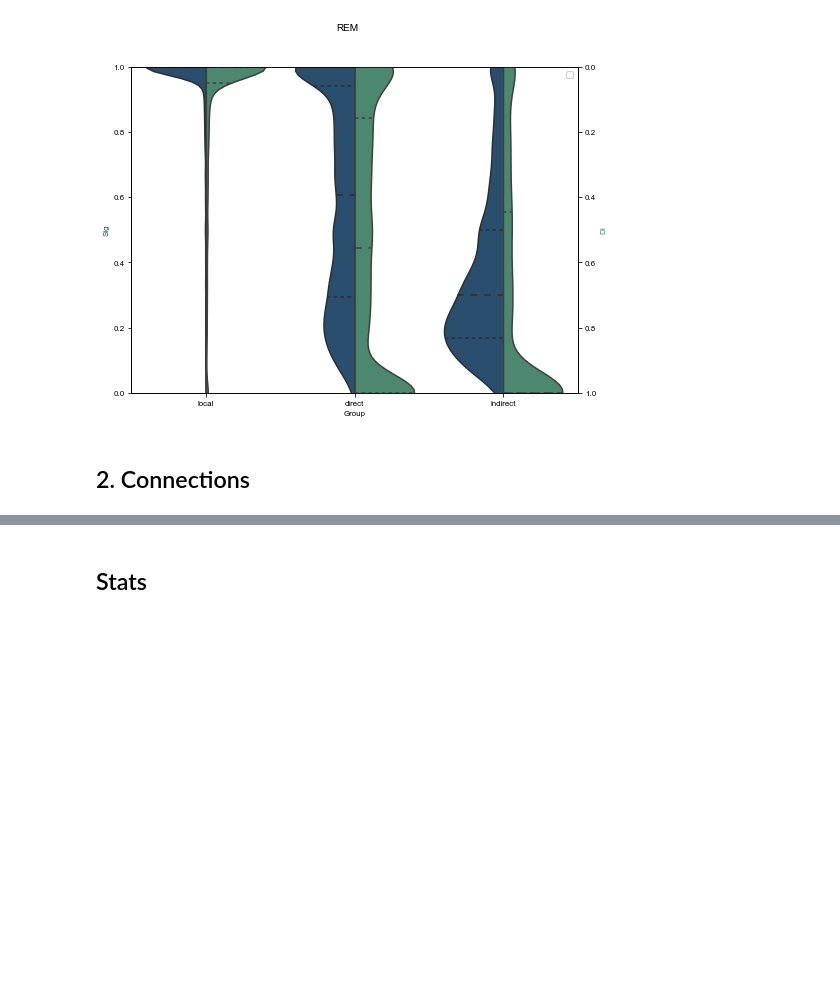
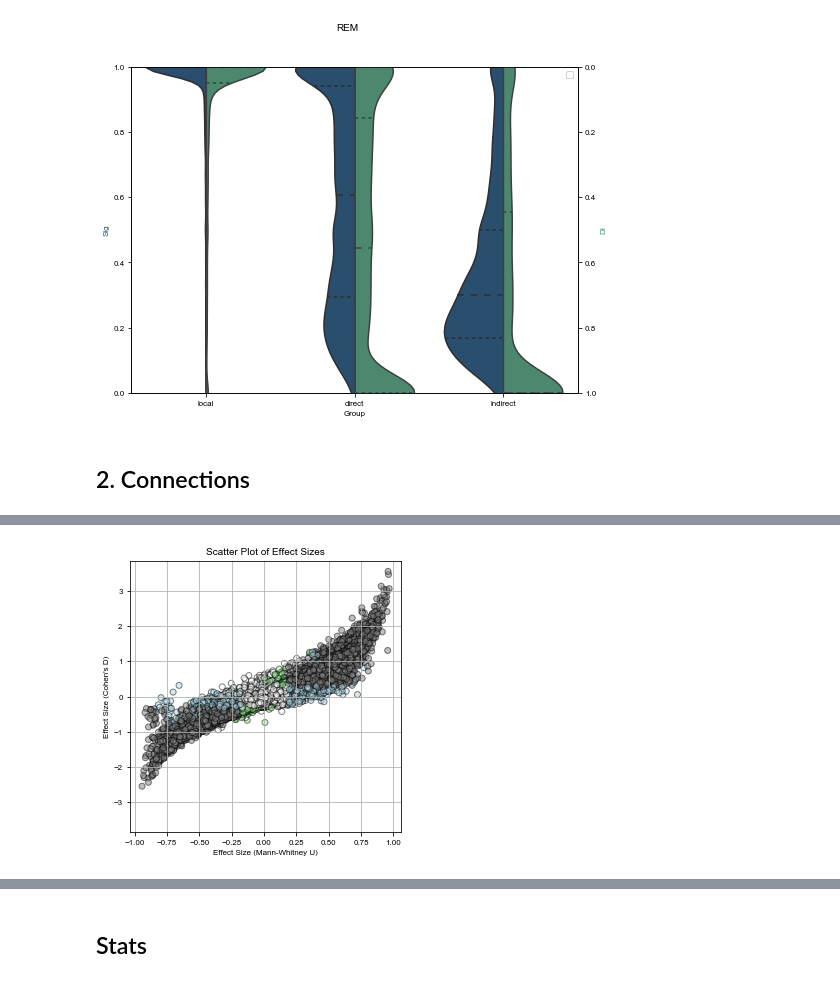
Before and after one commit to vellen23/CCEP_human, a Jupyter notebook: Python_Analysis/EvM/BM_sleep_networks.ipynb, the cells around one changed output, grey strips where cells are left out. Cells and saved outputs as stored; diff of their text form; code cells hidden in the pictures; blank space fills up the shorter version.

```diff
--- a/Python_Analysis/EvM/BM_sleep_networks.ipynb
+++ b/Python_Analysis/EvM/BM_sleep_networks.ipynb
@@ -263,7 +263,7 @@ node_all_dfs = []  # A list to hold DataFrames
 for subj in subjs:
     path_patient_analysis = os.path.join(sub_path, 'EvM', 'Projects', 'EL_experiment', 'Analysis', 'Patients', subj)
     exp_dir = os.path.join(path_patient_analysis, 'BrainMapping', 'CR', 'Graph', 'Connection')
-    file = os.path.join(exp_dir, 'con_sleep_stats.csv')
+    file = os.path.join(exp_dir, 'con_sleep_stats_LL.csv')
 
     if os.path.isfile(file):
         df = pd.read_csv(file)
@@ -413,0 +280,57 @@ plt.show()
+# %%
+df = con_all[(con_all.p_C>0)&(con_all.p_MW >0)&(con_all.SleepState =='NREM')].reset_index(drop=True)
+p = 0.01
+# Define colors based on conditions
+svg = 0
+colors = []
+for _, row in df.iterrows():
+    if row['p_MW'] <= p and row['p_C'] <= p:
+        colors.append('gray')
+    elif row['p_MW'] > p and row['p_C'] > p:
+        colors.append('white')
+    elif row['p_MW'] <= p:
+        colors.append('lightblue')
+    else: #  row['p_C'] <= p:
+        colors.append('lightgreen')
+
+# Create the scatter plot
+fig = plt.figure(figsize=(6, 5))  # Set the figure size
+if svg:
+    plt.scatter(0,0, edgecolor='black', alpha=0.5)
+else:
+    plt.scatter(df['effect_size'], df['effect_size_C'], c=colors, edgecolor='black', alpha=0.5)
+plt.xlabel('Effect Size (Mann-Whitney U)')
+plt.ylabel("Effect Size (Cohen's D)")
+plt.title('Scatter Plot of Effect Sizes')
+
+# Create custom legend elements and labels
+legend_elements = [
+    Line2D([0], [0], marker='o', color='black', markerfacecolor='gray', markersize=10, label='< ' + str(p)),
+    Line2D([0], [0], marker='o', color='black', markerfacecolor='white', markersize=10, label='> ' + str(p)),
+    Line2D([0], [0], marker='o', color='black', markerfacecolor='lightblue', markersize=10, label='p_MW < ' + str(p)),
+    Line2D([0], [0], marker='o', color='black', markerfacecolor='lightgreen', markersize=10, label='p_C < ' + str(p)),
+]
+
+# get y-axis limits of the plot
+low, high = plt.ylim()
+# find the new limits
+bound = max(abs(low), abs(high))
+# set new limits
+plt.ylim(-bound, bound)
+# Add the legend
+if svg:
+    plt.legend(handles=legend_elements, loc='upper left')
+
+# Set equal aspect ratio to make the plot a square
+# plt.axis('equal')
+ax = plt.gca()
+ax.set_box_aspect(1)
+if svg:
+    path_save ='X:\\4 e-Lab\\EvM\\Projects\\EL_experiment\\Analysis\\Patients\\Across\\BrainMapping\\Sleep\\connection\\MWU_CD_01.svg'
+else:
+    path_save ='X:\\4 e-Lab\\EvM\\Projects\\EL_experiment\\Analysis\\Patients\\Across\\BrainMapping\\Sleep\\connection\\MWU_CD_01.jpg'
+# plt.savefig(path_save, dpi = 300)
+plt.grid(True)
+plt.show()
+# %% [output]
+[figure, added]
```
Also changed, not shown: parts of 11 cells of this notebook, 15 other files.
